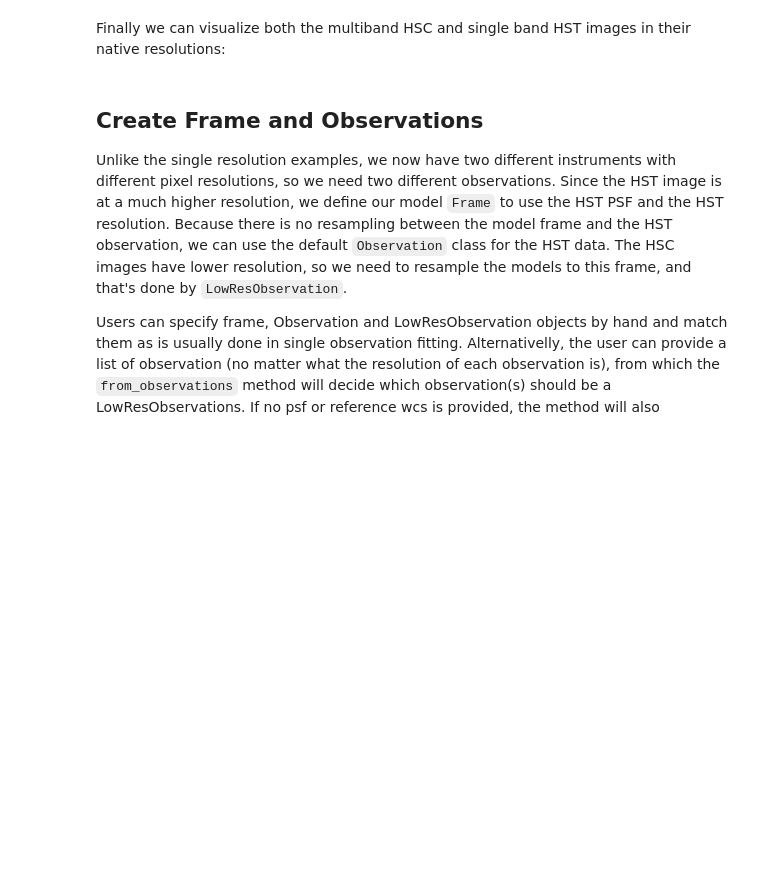
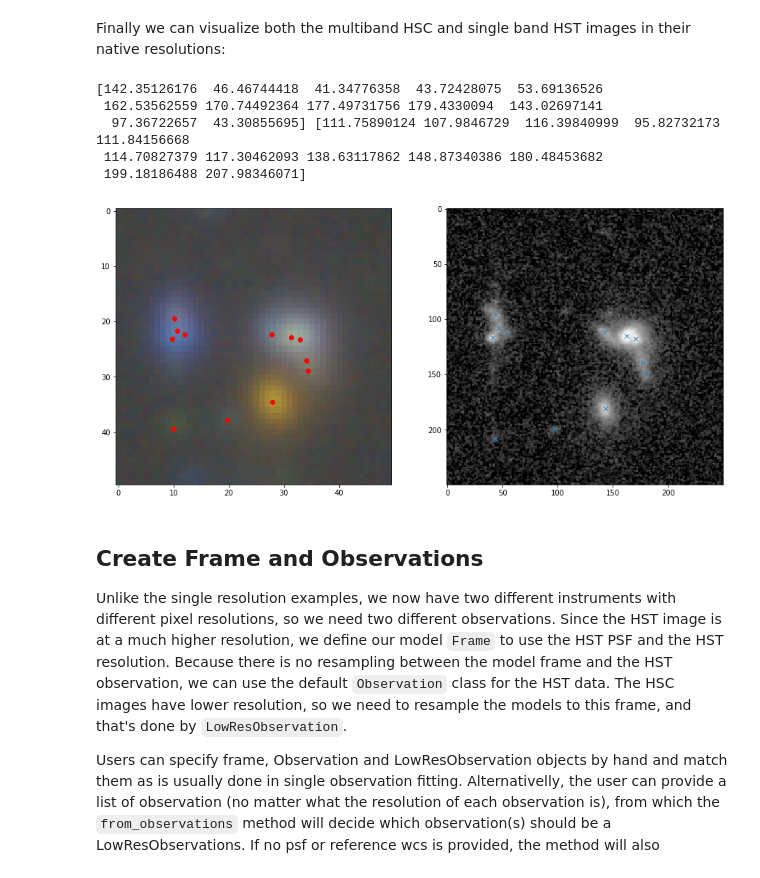
Before and after one commit to pmelchior/scarlet, a Jupyter notebook: docs/tutorials/multiresolution.ipynb, the cells around one changed output. Saved outputs shown, nothing was run; the diff lists cells and outputs as text; code cells hidden in the pictures; blank space fills up the shorter version.

```diff
--- a/docs/tutorials/multiresolution.ipynb
+++ b/docs/tutorials/multiresolution.ipynb
@@ -55,24 +55,3 @@ data_hst = data_hst.reshape(1, n1, n2).byteswap().newbyteorder()
 r, N1, N2 = data_hsc.shape
 # %% [markdown]
 Next we have to create a source catalog for the images. We'll use `sep` for that, but any other detection method will do. Since HST is higher resolution and less affected by blending, we use it for detection but we also run detection on the HSC image to calculate the background RMS:
-# %%
-import sep
-def makeCatalog(img, lvl = 4):
-    if np.size(img.shape) == 3:
-        detect = img.mean(axis=0) # simple average for detection
-    else:
-        detect = img
-
-    bkg = sep.Background(detect)
-    catalog = sep.extract(detect, lvl, err=bkg.globalrms)
-    if np.size(img.shape) == 3:
-        bg_rms = np.array([sep.Background(band).globalrms for band in img])
-    else:
-        bg_rms =  sep.Background(detect).globalrms
-    return catalog, bg_rms
-
-catalog_hst, bg_rms_hst = makeCatalog(data_hst, 4)
-catalog_hsc, bg_rms_hsc = makeCatalog(data_hsc, 4)
-
-weights_hst = np.ones_like(data_hst) / (bg_rms_hst**2)[:, None, None]
-weights_hsc = np.ones_like(data_hsc) / (bg_rms_hsc**2)[:, None, None]
@@ -79,31 +112,48 @@ weights_hsc = np.ones_like(data_hsc) / (bg_rms_hsc**2)[:, None, None]
+# %%
+#Data
+data_hr =  Data(data_hst, wcs_hst, psf_hst, channels_hst)
+data_lr =  Data(data_hsc, wcs_hsc, psf_hsc, channels_hsc)
+datas = [data_lr, data_hr]
+#Making catalog. Only the first 3 wavelet levels are used for detection
+wave = 1
+lvl = 3
+catalog_hst, bg_rms, detect = makeCatalog(data_lr, data_hr, lvl, wave)
+
+weights_hst = np.ones_like(data_hst) / (bg_rms[1]**2)[:, None, None]
+weights_hsc = np.ones_like(data_hsc) / (bg_rms[0]**2)[:, None, None]
 # %% [markdown]
 Finally we can visualize both the multiband HSC and single band HST images in their native resolutions:
 # %%
 # Create a color mapping for the HSC image
 hsc_norm = AsinhMapping(minimum=-1, stretch=2, Q=10)
 hst_norm = AsinhMapping(minimum=-1, stretch=10, Q=5)
 
 # Get the source coordinates from the HST catalog
 xo,yo = catalog_hst['x'], catalog_hst['y']
-xi,yi = catalog_hsc['x'], catalog_hsc['y']
 # Convert the HST coordinates to the HSC WCS
 ra, dec = wcs_hst.wcs_pix2world(yo,xo,0)
 
 Yo,Xo, l = wcs_hsc.wcs_world2pix(ra, dec, 0, 0)
 # Map the HSC image to RGB
 img_rgb = scarlet.display.img_to_rgb(data_hsc, norm=hsc_norm)
 # Apply Asinh to the HST data
 hst_img = scarlet.display.img_to_rgb(data_hst, norm=hst_norm)
-
+print(xo, yo)
 plt.figure(figsize=(15,30))
 plt.subplot(121)
 plt.imshow(img_rgb)
-plt.plot(Xo,Yo, 'o')
-plt.plot(xi,yi, 'o')
+plt.plot(Xo,Yo, 'or')
 plt.subplot(122)
 plt.imshow(hst_img)
-plt.plot(xo,yo, 'o')
+plt.plot(xo,yo, 'x')
 plt.show()
+# %% [output]
+[142.35126176  46.46744418  41.34776358  43.72428075  53.69136526
+ 162.53562559 170.74492364 177.49731756 179.4330094  143.02697141
+  97.36722657  43.30855695] [111.75890124 107.9846729  116.39840999  95.82732173 111.84156668
+ 114.70827379 117.30462093 138.63117862 148.87340386 180.48453682
+ 199.18186488 207.98346071]
+[figure, added]
 # %% [markdown]
 ## Create Frame and Observations
 
```
Also changed, not shown: parts of 5 cells of this notebook, 1 other file.
